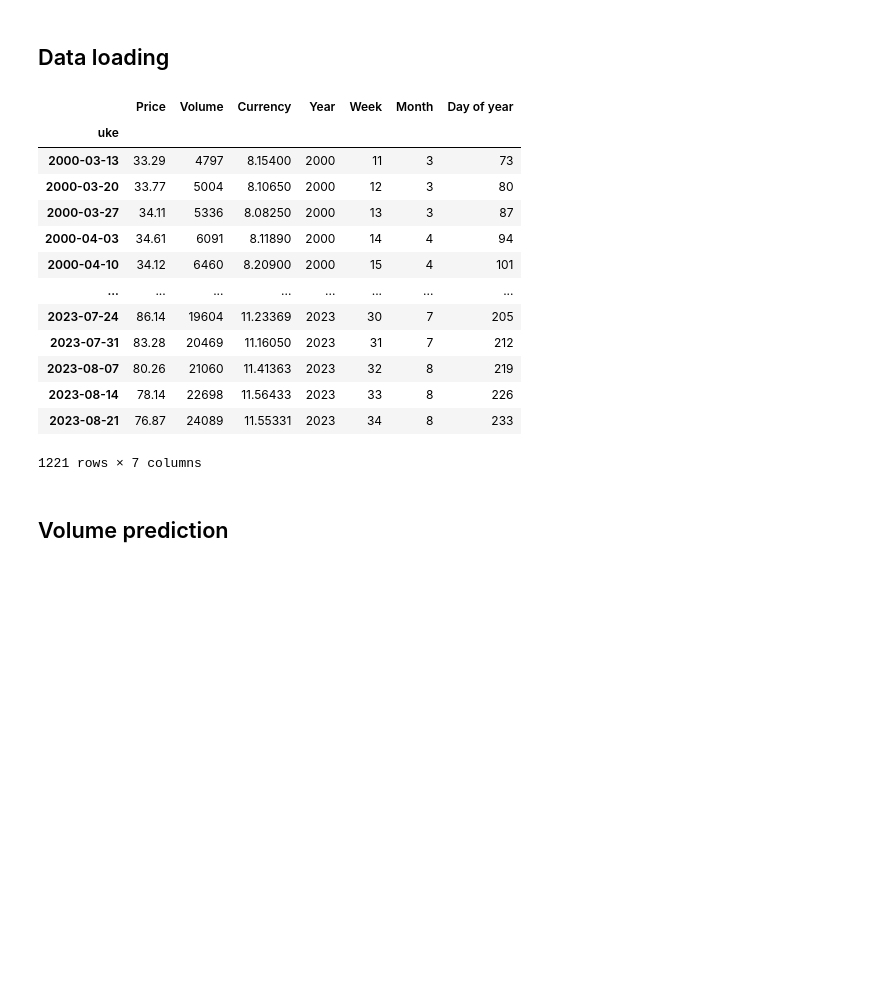
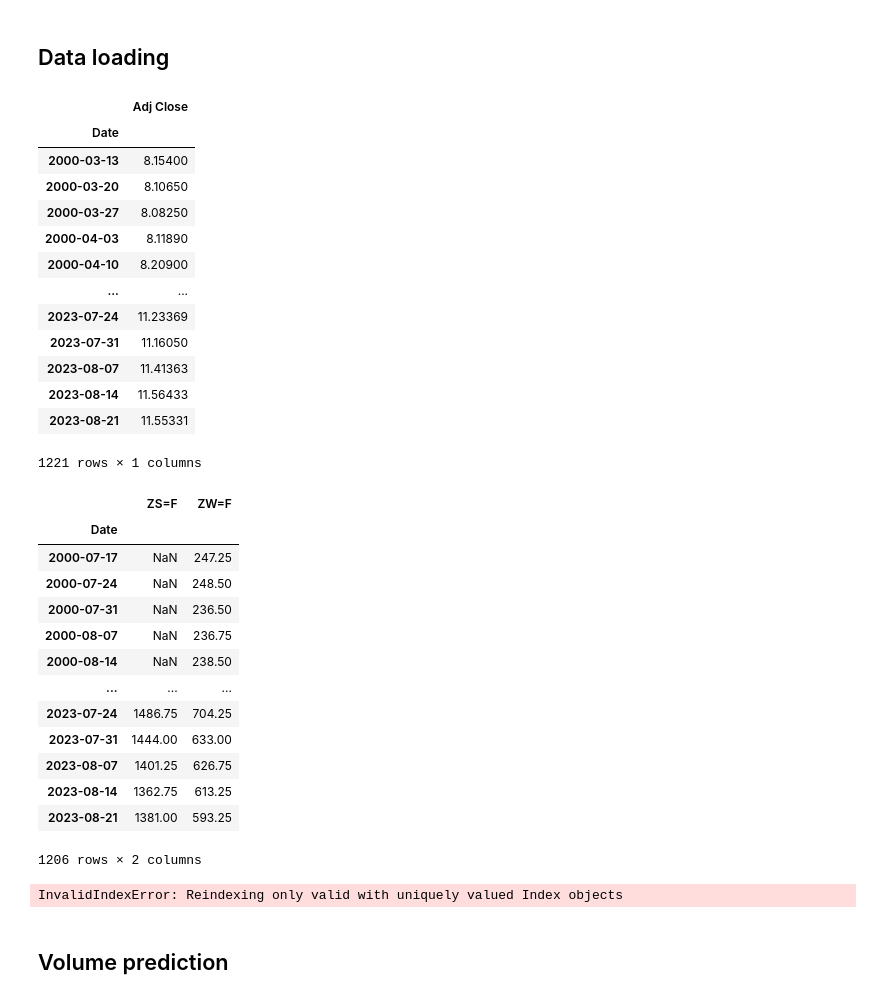
Before and after one commit to jonedamas/data_science_projects, a Jupyter notebook: projects/salmon_price_prediction/price_prediction/advanced_cgb.ipynb, the cells around one changed output. Saved outputs shown, nothing was run; the diff lists cells and outputs as text; code cells hidden in the pictures; blank space fills up the shorter version.

```diff
--- a/projects/salmon_price_prediction/price_prediction/advanced_cgb.ipynb
+++ b/projects/salmon_price_prediction/price_prediction/advanced_cgb.ipynb
@@ -17,45 +19,71 @@ plt.style.use('ggplot')
 # %%
 
 # Salmon price and export volume data from SSB
 data_URL = 'https://www.ssb.no/statbank/sq/10085910'
 salmon_data = import_salmon_data(data_URL)
 
 # EUR/NOK currency data from yfinance
 currency_data = yf.download(
     'EURNOK=X',
     start=salmon_data.index[0],
     end=salmon_data.index[-1],
     interval='1wk',
     progress=False
+)[['Adj Close']]
+
+# Wheat and Soybean futures
+com_data = yf.download(['ZW=F', 'ZS=F'],
+    start=salmon_data.index[0],
+    end=salmon_data.index[-1],
+    interval='1wk',
+    progress=False
 )['Adj Close']
 
-com_data = yf.download()
+display(currency_data)
+
+display(com_data)
 
 salmon_data.rename({'Kilopris (kr)':'Price', 'Vekt (tonn)': 'Volume'}, inplace=True, axis='columns')
 
-salmon_data['Currency'] = currency_data
+data = pd.merge(df1, df2, on='DateTime', how='inner')
+data = pd.merge(combined_df, df3, on='DateTime', how='inner')
 
-salmon_data.dropna(inplace=True)
+data.dropna(inplace=True)
 
 # Add time lags
-add_lags(salmon_data)
+add_lags(data)
 
-display(salmon_data)
+display(data)
 # %% [output]
-|  | Price | Volume | Currency | Year | Week | Month | Day of year |
-| uke |  |  |  |  |  |  |  |
-| 2000-03-13 | 33.29 | 4797 | 8.15400 | 2000 | 11 | 3 | 73 |
-| 2000-03-20 | 33.77 | 5004 | 8.10650 | 2000 | 12 | 3 | 80 |
-| 2000-03-27 | 34.11 | 5336 | 8.08250 | 2000 | 13 | 3 | 87 |
-| 2000-04-03 | 34.61 | 6091 | 8.11890 | 2000 | 14 | 4 | 94 |
-| 2000-04-10 | 34.12 | 6460 | 8.20900 | 2000 | 15 | 4 | 101 |
-| ... | ... | ... | ... | ... | ... | ... | ... |
-| 2023-07-24 | 86.14 | 19604 | 11.23369 | 2023 | 30 | 7 | 205 |
-| 2023-07-31 | 83.28 | 20469 | 11.16050 | 2023 | 31 | 7 | 212 |
-| 2023-08-07 | 80.26 | 21060 | 11.41363 | 2023 | 32 | 8 | 219 |
-| 2023-08-14 | 78.14 | 22698 | 11.56433 | 2023 | 33 | 8 | 226 |
-| 2023-08-21 | 76.87 | 24089 | 11.55331 | 2023 | 34 | 8 | 233 |
+|  | Adj Close |
+| Date |  |
+| 2000-03-13 | 8.15400 |
+| 2000-03-20 | 8.10650 |
+| 2000-03-27 | 8.08250 |
+| 2000-04-03 | 8.11890 |
+| 2000-04-10 | 8.20900 |
+| ... | ... |
+| 2023-07-24 | 11.23369 |
+| 2023-07-31 | 11.16050 |
+| 2023-08-07 | 11.41363 |
+| 2023-08-14 | 11.56433 |
+| 2023-08-21 | 11.55331 |
-1221 rows × 7 columns
+1221 rows × 1 columns
+|  | ZS=F | ZW=F |
+| Date |  |  |
+| 2000-07-17 | NaN | 247.25 |
+| 2000-07-24 | NaN | 248.50 |
+| 2000-07-31 | NaN | 236.50 |
+| 2000-08-07 | NaN | 236.75 |
+| 2000-08-14 | NaN | 238.50 |
+| ... | ... | ... |
+| 2023-07-24 | 1486.75 | 704.25 |
+| 2023-07-31 | 1444.00 | 633.00 |
+| 2023-08-07 | 1401.25 | 626.75 |
+| 2023-08-14 | 1362.75 | 613.25 |
+| 2023-08-21 | 1381.00 | 593.25 |
+1206 rows × 2 columns
+InvalidIndexError: Reindexing only valid with uniquely valued Index objects
 # %% [markdown]
 ## Volume prediction
 # %%
```
Also changed, not shown: parts of 1 cell of this notebook, 17 other files.
